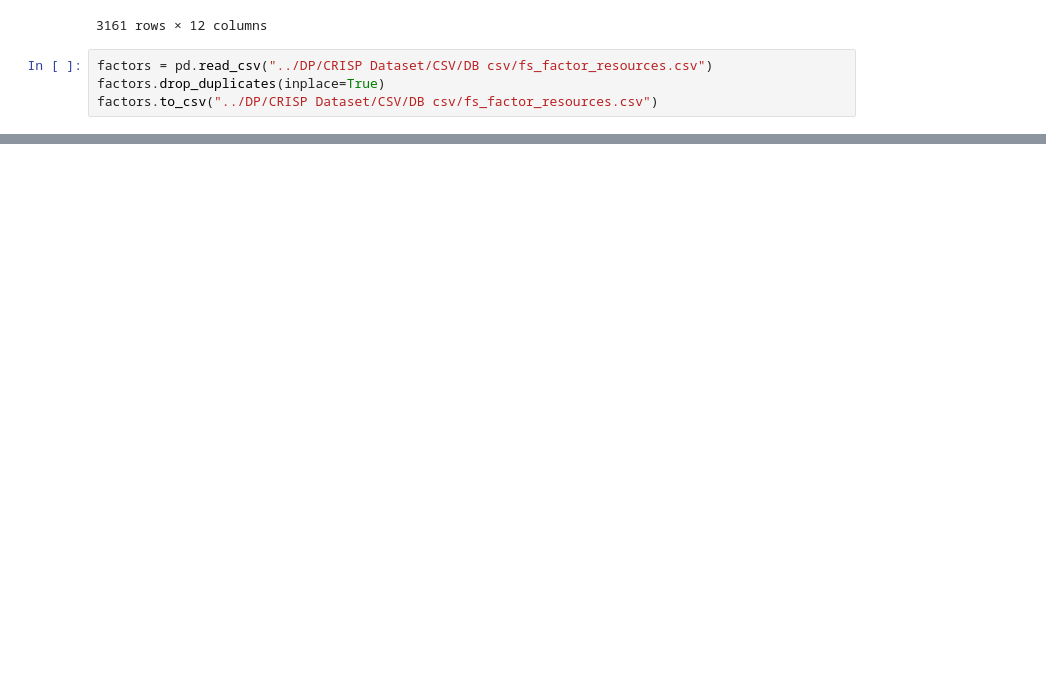
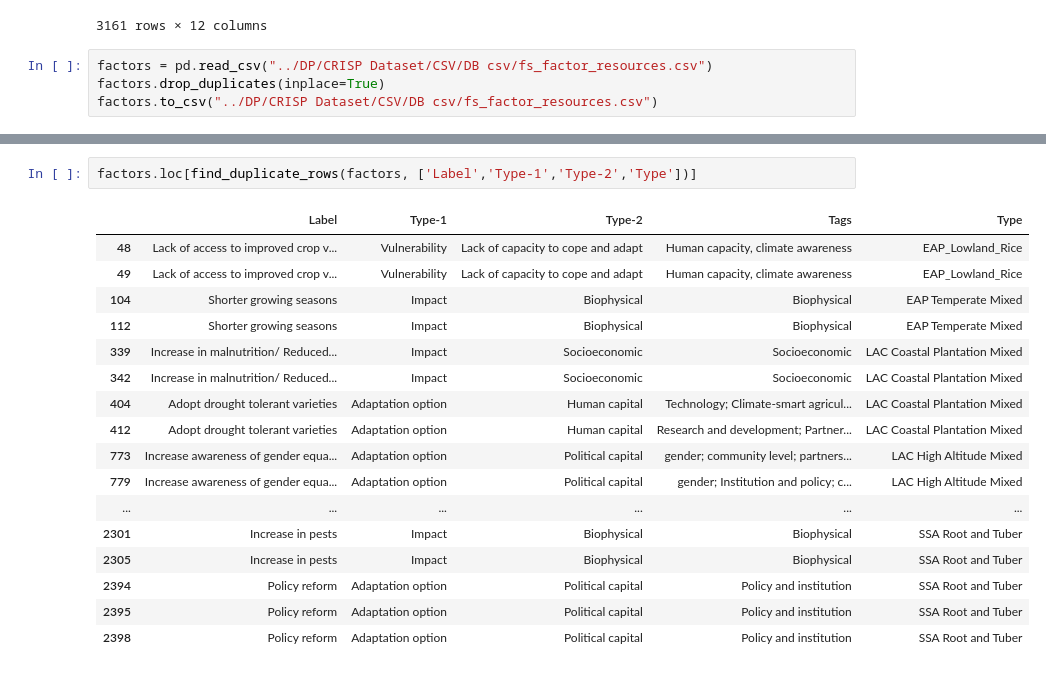
Before and after one commit to iberius96/DP_DPI, a Jupyter notebook: OTHER/tests.ipynb, the cells around one changed output, grey strips where cells are left out. Saved outputs shown, nothing was run; the diff lists cells and outputs as text; blank space fills up the shorter version.

```diff
--- a/OTHER/tests.ipynb
+++ b/OTHER/tests.ipynb
@@ -1248,0 +1275,20 @@ factors.iloc[find_duplicate_rows(factors, ['Factor','Type-1'])]
+# %%
+factors.loc[find_duplicate_rows(factors, ['Label','Type-1','Type-2','Type'])]
+# %% [output]
+|  | Label | Type-1 | Type-2 | Tags | Type |
+| 48 | Lack of access to improved crop v... | Vulnerability | Lack of capacity to cope and adapt | Human capacity, climate awareness | EAP_Lowland_Rice |
+| 49 | Lack of access to improved crop v... | Vulnerability | Lack of capacity to cope and adapt | Human capacity, climate awareness | EAP_Lowland_Rice |
+| 104 | Shorter growing seasons | Impact | Biophysical | Biophysical | EAP Temperate Mixed |
+| 112 | Shorter growing seasons | Impact | Biophysical | Biophysical | EAP Temperate Mixed |
+| 339 | Increase in malnutrition/ Reduced... | Impact | Socioeconomic | Socioeconomic | LAC Coastal Plantation Mixed |
+| 342 | Increase in malnutrition/ Reduced... | Impact | Socioeconomic | Socioeconomic | LAC Coastal Plantation Mixed |
+| 404 | Adopt drought tolerant varieties | Adaptation option | Human capital | Technology; Climate-smart agricul... | LAC Coastal Plantation Mixed |
+| 412 | Adopt drought tolerant varieties | Adaptation option | Human capital | Research and development; Partner... | LAC Coastal Plantation Mixed |
+| 773 | Increase awareness of gender equa... | Adaptation option | Political capital | gender; community level; partners... | LAC High Altitude Mixed |
+| 779 | Increase awareness of gender equa... | Adaptation option | Political capital | gender; Institution and policy; c... | LAC High Altitude Mixed |
+| ... | ... | ... | ... | ... | ... |
+| 2301 | Increase in pests | Impact | Biophysical | Biophysical | SSA Root and Tuber |
+| 2305 | Increase in pests | Impact | Biophysical | Biophysical | SSA Root and Tuber |
+| 2394 | Policy reform | Adaptation option | Political capital | Policy and institution | SSA Root and Tuber |
+| 2395 | Policy reform | Adaptation option | Political capital | Policy and institution | SSA Root and Tuber |
+| 2398 | Policy reform | Adaptation option | Political capital | Policy and institution | SSA Root and Tuber |
```
Also changed, not shown: parts of 2 cells of this notebook, 7 other files.
